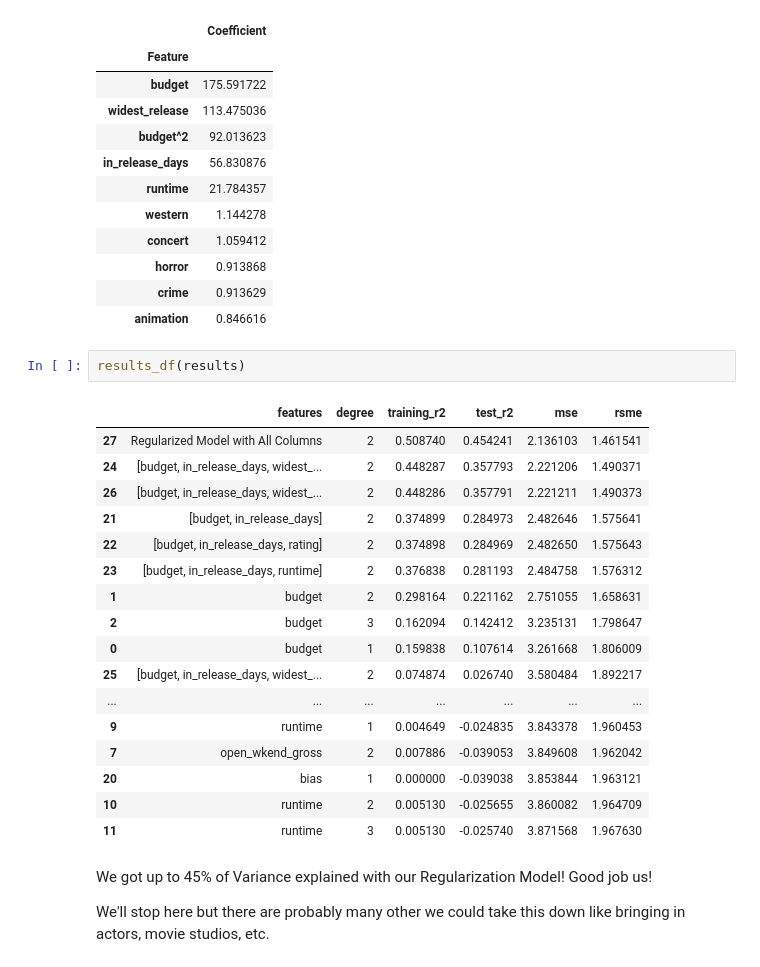
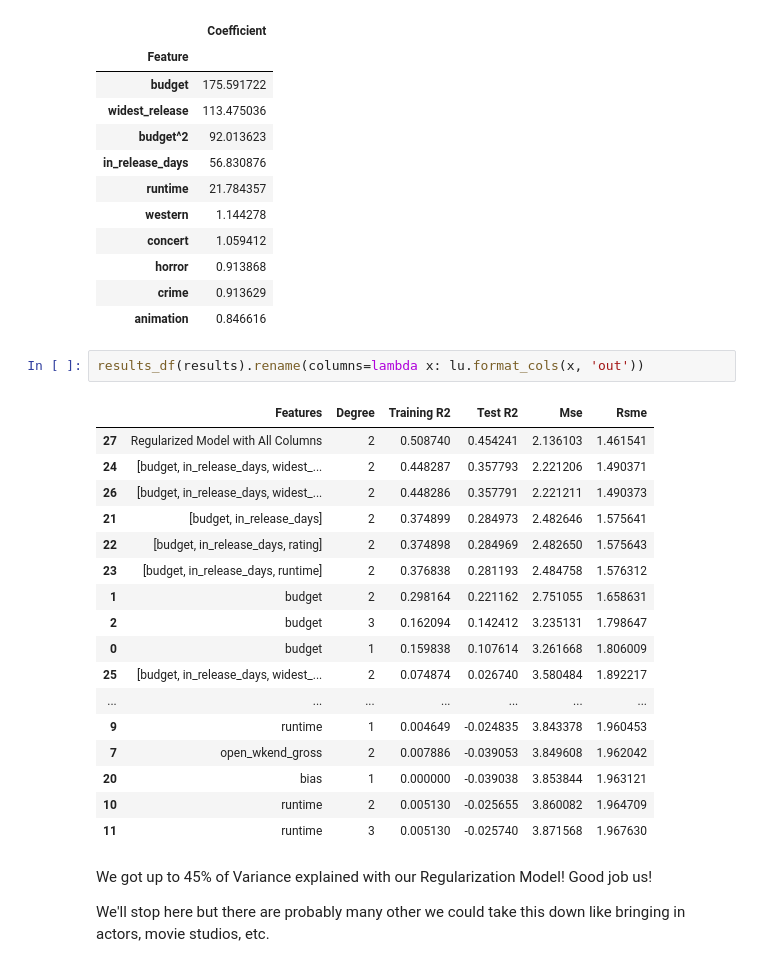
Before and after one commit to bfitzpa5/Metis_Projects, a Jupyter notebook: 02-luther/luther_model.ipynb, the cells around one changed output. Cells and saved outputs as stored; diff of their text form.

Commit message:
Small luther adjustments and add format_cols to luther_util

```diff
--- a/02-luther/luther_model.ipynb
+++ b/02-luther/luther_model.ipynb
@@ -492,26 +492,26 @@ features.head(10)
 | horror | 0.913868 |
 | crime | 0.913629 |
 | animation | 0.846616 |
-# %%
-results_df(results)
-# %% [output]
-|  | features | degree | training_r2 | test_r2 | mse | rsme |
-| 27 | Regularized Model with All Columns | 2 | 0.508740 | 0.454241 | 2.136103 | 1.461541 |
-| 24 | [budget, in_release_days, widest_... | 2 | 0.448287 | 0.357793 | 2.221206 | 1.490371 |
-| 26 | [budget, in_release_days, widest_... | 2 | 0.448286 | 0.357791 | 2.221211 | 1.490373 |
-| 21 | [budget, in_release_days] | 2 | 0.374899 | 0.284973 | 2.482646 | 1.575641 |
-| 22 | [budget, in_release_days, rating] | 2 | 0.374898 | 0.284969 | 2.482650 | 1.575643 |
-| 23 | [budget, in_release_days, runtime] | 2 | 0.376838 | 0.281193 | 2.484758 | 1.576312 |
-| 1 | budget | 2 | 0.298164 | 0.221162 | 2.751055 | 1.658631 |
-| 2 | budget | 3 | 0.162094 | 0.142412 | 3.235131 | 1.798647 |
-| 0 | budget | 1 | 0.159838 | 0.107614 | 3.261668 | 1.806009 |
-| 25 | [budget, in_release_days, widest_... | 2 | 0.074874 | 0.026740 | 3.580484 | 1.892217 |
-| ... | ... | ... | ... | ... | ... | ... |
-| 9 | runtime | 1 | 0.004649 | -0.024835 | 3.843378 | 1.960453 |
-| 7 | open_wkend_gross | 2 | 0.007886 | -0.039053 | 3.849608 | 1.962042 |
-| 20 | bias | 1 | 0.000000 | -0.039038 | 3.853844 | 1.963121 |
-| 10 | runtime | 2 | 0.005130 | -0.025655 | 3.860082 | 1.964709 |
-| 11 | runtime | 3 | 0.005130 | -0.025740 | 3.871568 | 1.967630 |
+# %%
+results_df(results).rename(columns=lambda x: lu.format_cols(x, 'out'))
+# %% [output]
+|  | Features | Degree | Training R2 | Test R2 | Mse | Rsme |
+| 27 | Regularized Model with All Columns | 2 | 0.508740 | 0.454241 | 2.136103 | 1.461541 |
+| 24 | [budget, in_release_days, widest_... | 2 | 0.448287 | 0.357793 | 2.221206 | 1.490371 |
+| 26 | [budget, in_release_days, widest_... | 2 | 0.448286 | 0.357791 | 2.221211 | 1.490373 |
+| 21 | [budget, in_release_days] | 2 | 0.374899 | 0.284973 | 2.482646 | 1.575641 |
+| 22 | [budget, in_release_days, rating] | 2 | 0.374898 | 0.284969 | 2.482650 | 1.575643 |
+| 23 | [budget, in_release_days, runtime] | 2 | 0.376838 | 0.281193 | 2.484758 | 1.576312 |
+| 1 | budget | 2 | 0.298164 | 0.221162 | 2.751055 | 1.658631 |
+| 2 | budget | 3 | 0.162094 | 0.142412 | 3.235131 | 1.798647 |
+| 0 | budget | 1 | 0.159838 | 0.107614 | 3.261668 | 1.806009 |
+| 25 | [budget, in_release_days, widest_... | 2 | 0.074874 | 0.026740 | 3.580484 | 1.892217 |
+| ... | ... | ... | ... | ... | ... | ... |
+| 9 | runtime | 1 | 0.004649 | -0.024835 | 3.843378 | 1.960453 |
+| 7 | open_wkend_gross | 2 | 0.007886 | -0.039053 | 3.849608 | 1.962042 |
+| 20 | bias | 1 | 0.000000 | -0.039038 | 3.853844 | 1.963121 |
+| 10 | runtime | 2 | 0.005130 | -0.025655 | 3.860082 | 1.964709 |
+| 11 | runtime | 3 | 0.005130 | -0.025740 | 3.871568 | 1.967630 |
 # %% [markdown]
 We got up to 45% of Variance explained with our Regularization Model! Good job us!
 
```
Also changed, not shown: parts of 3 cells of this notebook, 2 other files.
